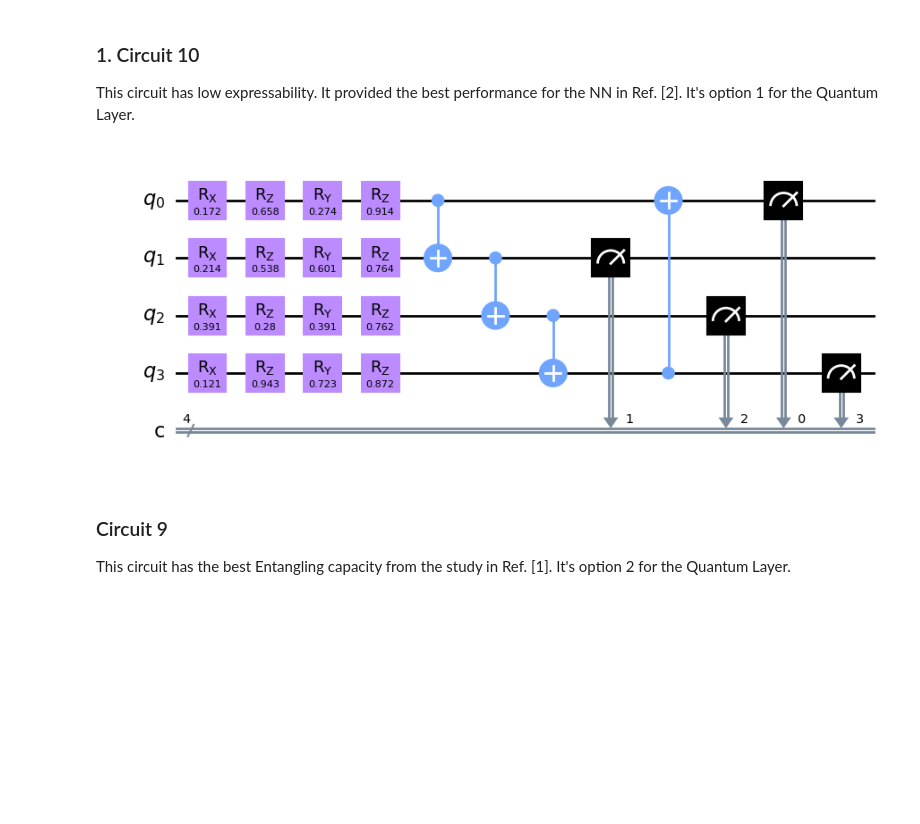
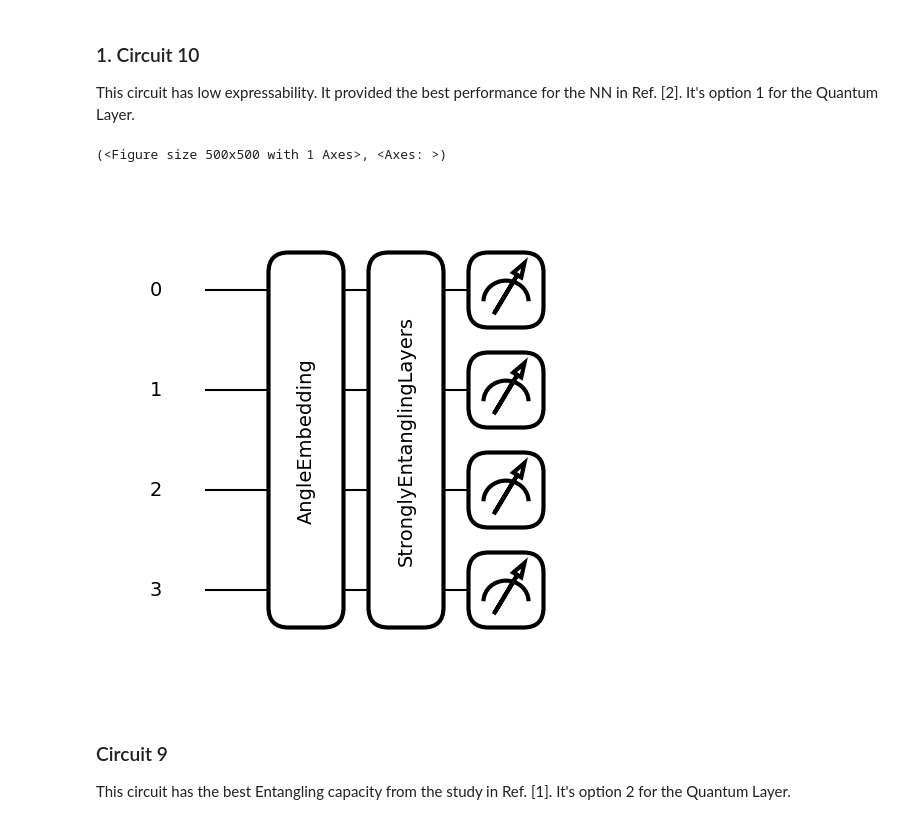
Before and after one commit to ingenii-solutions/ingenii-quantum-hybrid-networks, a Jupyter notebook: ingenii_quantum/examples/hybrid_fully_connected.ipynb, the cells around one changed output. Drawn from its saved outputs; the diff is of its cells as text; code cells hidden in the pictures; blank space fills up the shorter version.

```diff
--- a/ingenii_quantum/examples/hybrid_fully_connected.ipynb
+++ b/ingenii_quantum/examples/hybrid_fully_connected.ipynb
@@ -471,19 +467,19 @@ This circuit has low expressability. It provided the best performance for the NN
 # %%
 input_size=4
 qnn = QuantumFCLayer(
     input_size=input_size, n_layers=1, encoding='qubit',
     ansatz=1, observables="", backend='default.qubit')
 
-qnn.create_layer()
+qnn.create_layer(type_layer='torch')
 # To properly draw the circuit we need to initialize the weights first
 weights = np.random.random(qnn.weights_shape)
 inputs =  np.random.random((2,input_size))
-dev = qml.device("qiskit.aer", wires=input_size) # We use qiskit aer for better visualization
+dev = qml.device('default.qubit', wires=input_size) # We use qiskit aer for better visualization
 qnode = qml.QNode(qnn.qnn_layer, dev) # We create the qnode
-qnode(inputs, weights)  # We make a forward pass to initialize the weights
-dev._circuit.draw('mpl') # We draw the resulting circuit
+print(qml.draw_mpl(qnode)(inputs, weights))
 # %% [output]
+(<Figure size 500x500 with 1 Axes>, <Axes: >)
-[figure, old version]
+[figure, new version]
 # %% [markdown]
 ### Circuit 9
 This circuit has the best Entangling capacity from the study in Ref. [1]. It's option 2 for the Quantum Layer.
```
Also changed, not shown: parts of 13 cells of this notebook, 18 other files.
